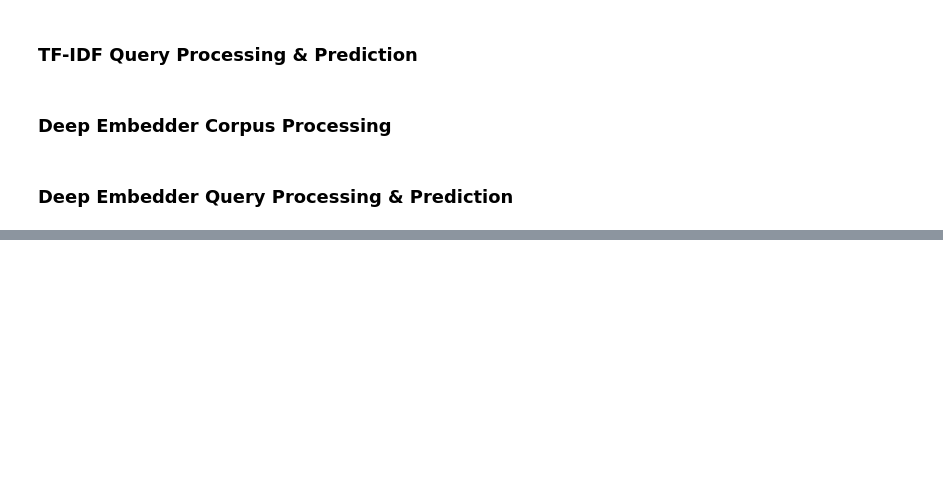
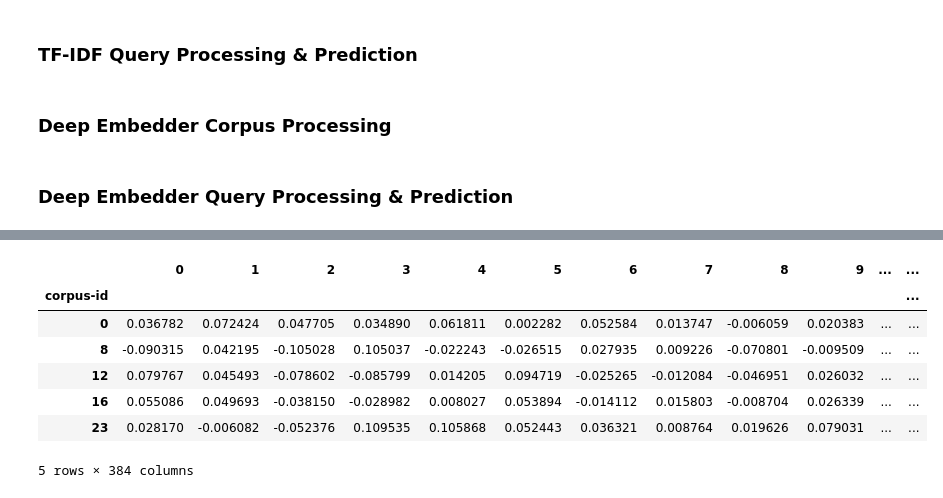
Before and after one commit to DIS-InfoExplorers/Project-1, a Jupyter notebook: Official.ipynb, the cells around one changed output, grey strips where cells are left out. Cells and saved outputs as stored; diff of their text form; code cells hidden in the pictures; blank space fills up the shorter version.

```diff
--- a/Official.ipynb
+++ b/Official.ipynb
@@ -300,18 +321,18 @@ DEEP_EMBEDDER = load_pretrained_embedder()
 # %%
 def deep_embedder_process_corpus():
     try:
-        with open('EmbededCorpus.pkl', 'rb') as f:
+        with open('data/vectorized_corpus-001.pkl', 'rb') as f:
             embedded_corpus = pickle.load(f)
         return embedded_corpus
     except:
         print('404, Computing Embeded Corpus ...')
         embedded_corpus = DEEP_EMBEDDER.encode(sentences=corpus["text"].tolist(),
-                                       batch_size= 128, # TO BE CHANGED
-                                       show_progress_bar=True,
-                                       device='cpu', # TO BE CHANGED -- 'cpu', 'cuda', automatic if None
-                                       )
+                                               batch_size=500,  # TO BE CHANGED
+                                               show_progress_bar=True,
+                                               device='cpu',  # TO BE CHANGED -- 'cpu', 'cuda', automatic if None
+                                               )
 
-        with open(f'EmbededCorpus.pkl', 'wb') as f:
+        with open(f'data/vectorized_corpus-001.pkl', 'wb') as f:
             pickle.dump(embedded_corpus, f)
         return embedded_corpus
 # %% [markdown]
@@ -346 +406,13 @@ def deep_predict_documents(top_large_k, vectorized_queries,  vectorized_corpus):
+# %%
+VECTORIZED_CORPUS = pd.DataFrame(VECTORIZED_CORPUS, index=corpus['corpus-id'])
+VECTORIZED_CORPUS.head()
+# %% [output]
+|  | 0 | 1 | 2 | 3 | 4 | 5 | 6 | 7 | 8 | 9 | ... | ... |
+| corpus-id |  |  |  |  |  |  |  |  |  |  |  | ... |
+| 0 | 0.036782 | 0.072424 | 0.047705 | 0.034890 | 0.061811 | 0.002282 | 0.052584 | 0.013747 | -0.006059 | 0.020383 | ... | ... |
+| 8 | -0.090315 | 0.042195 | -0.105028 | 0.105037 | -0.022243 | -0.026515 | 0.027935 | 0.009226 | -0.070801 | -0.009509 | ... | ... |
+| 12 | 0.079767 | 0.045493 | -0.078602 | -0.085799 | 0.014205 | 0.094719 | -0.025265 | -0.012084 | -0.046951 | 0.026032 | ... | ... |
+| 16 | 0.055086 | 0.049693 | -0.038150 | -0.028982 | 0.008027 | 0.053894 | -0.014112 | 0.015803 | -0.008704 | 0.026339 | ... | ... |
+| 23 | 0.028170 | -0.006082 | -0.052376 | 0.109535 | 0.105868 | 0.052443 | 0.036321 | 0.008764 | 0.019626 | 0.079031 | ... | ... |
+5 rows × 384 columns
 # %%
```
Also changed, not shown: parts of 13 cells of this notebook.
